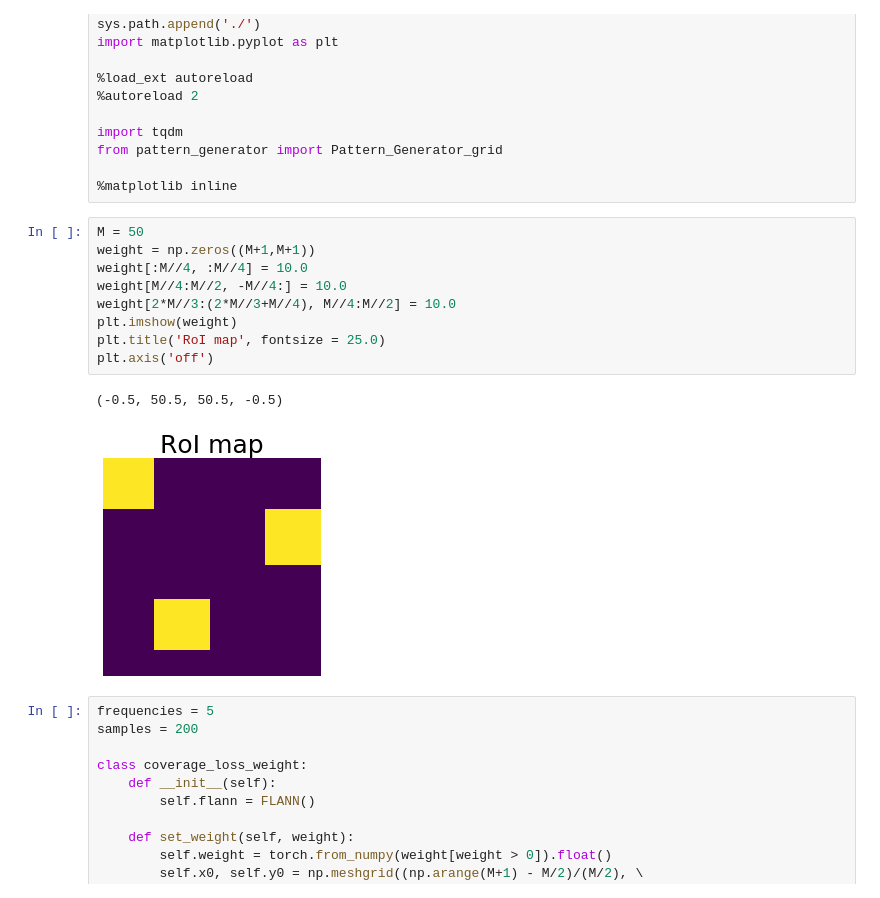
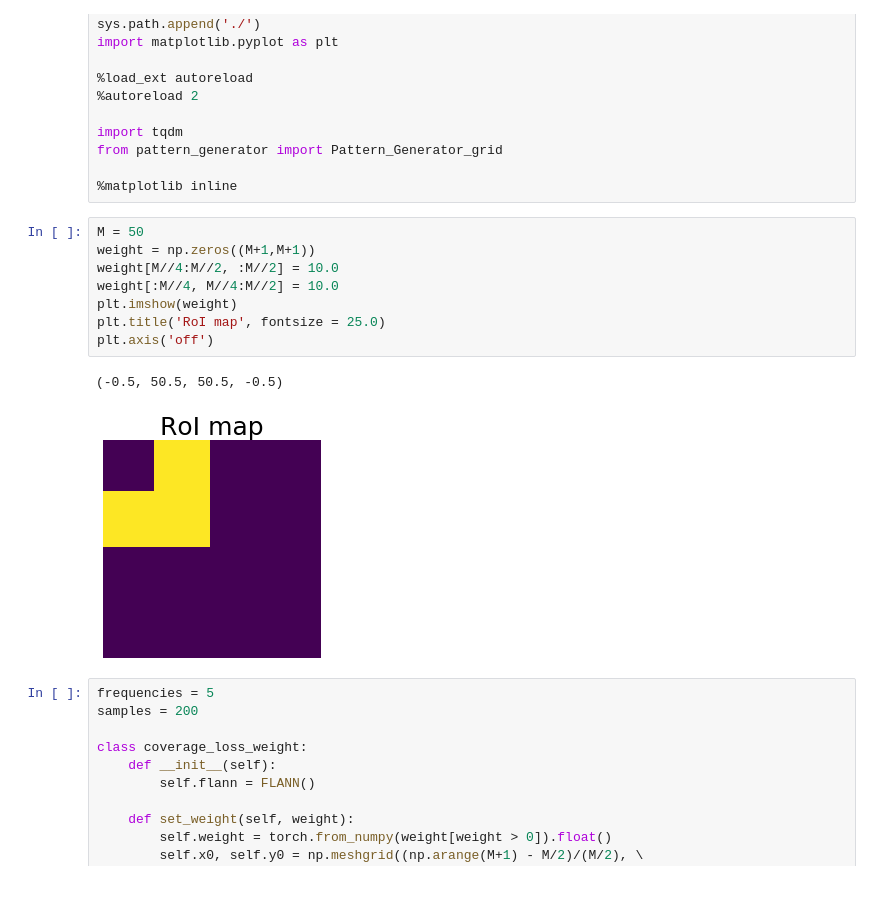
Before and after one commit to zhsun0357/Resonant-Scanned-LiDAR, a Jupyter notebook: Binary_RoI_Optimization.ipynb, the cells around one changed output. Cells and saved outputs as stored; diff of their text form.

```diff
--- a/Binary_RoI_Optimization.ipynb
+++ b/Binary_RoI_Optimization.ipynb
@@ -22,15 +22,14 @@ from pattern_generator import Pattern_Generator_grid
 # %%
 M = 50
 weight = np.zeros((M+1,M+1))
-weight[:M//4, :M//4] = 10.0
-weight[M//4:M//2, -M//4:] = 10.0
-weight[2*M//3:(2*M//3+M//4), M//4:M//2] = 10.0
+weight[M//4:M//2, :M//2] = 10.0
+weight[:M//4, M//4:M//2] = 10.0
 plt.imshow(weight)
 plt.title('RoI map', fontsize = 25.0)
 plt.axis('off')
 # %% [output]
 (-0.5, 50.5, 50.5, -0.5)
-[figure, old version]
+[figure, new version]
 # %%
 frequencies = 5
 samples = 200
```
Also changed, not shown: parts of 2 cells of this notebook, 6 other files.
